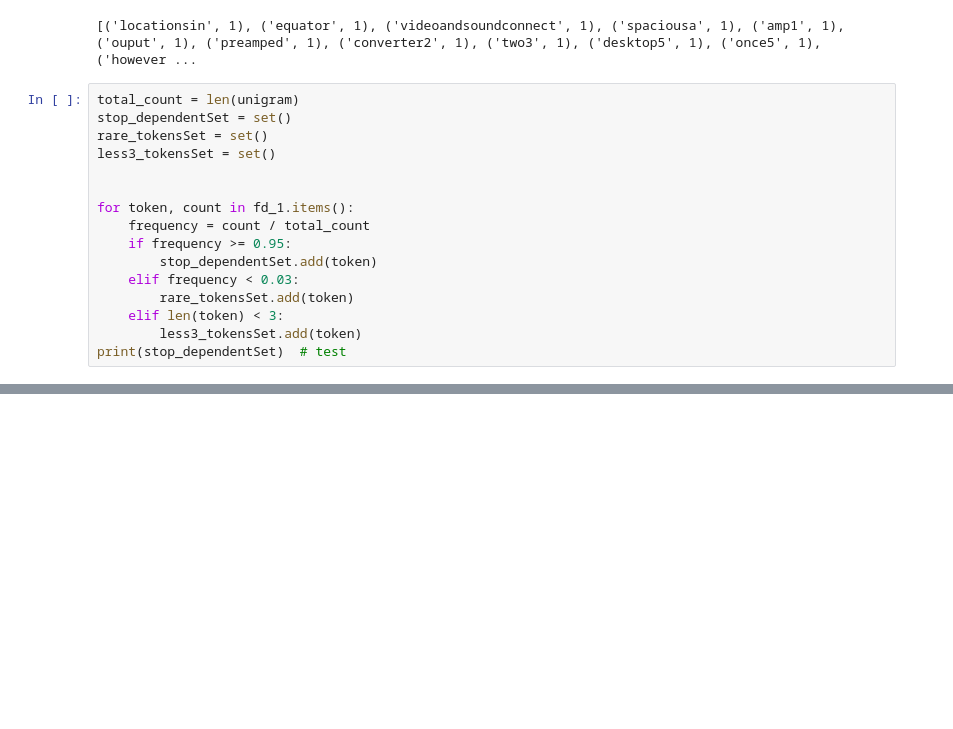
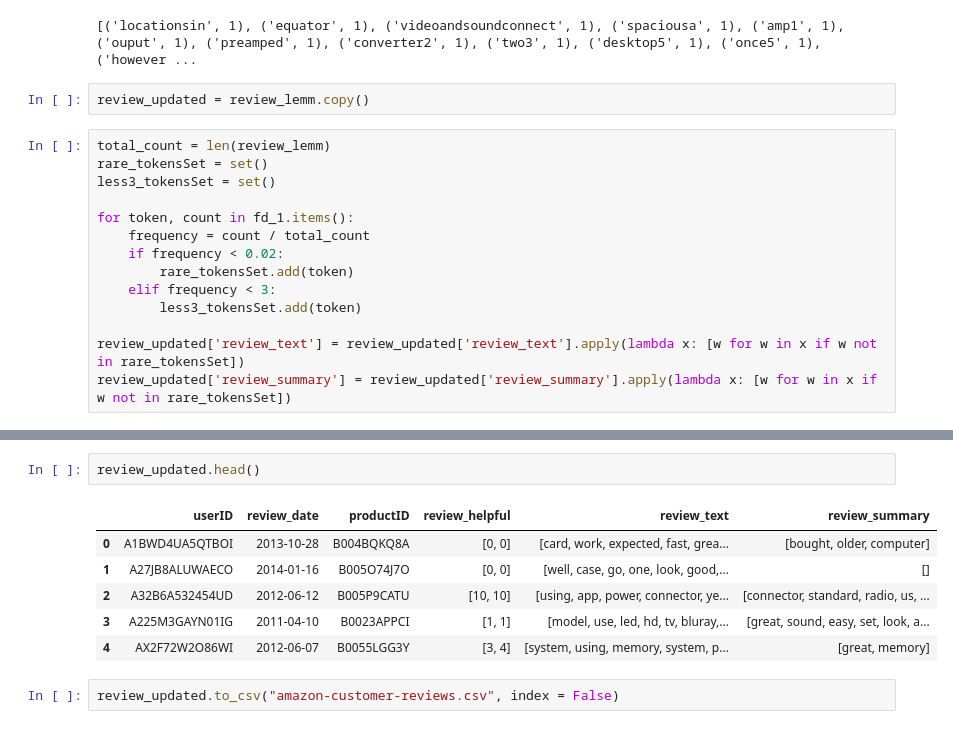
Before and after one commit to kevtr0801/ds_portfolio, a Jupyter notebook: data_wrangling/parsing_files.ipynb, the cells around one changed output, grey strips where cells are left out. Cells and saved outputs as stored; diff of their text form; blank space fills up the shorter version.

```diff
--- a/data_wrangling/parsing_files.ipynb
+++ b/data_wrangling/parsing_files.ipynb
@@ -349,19 +349,19 @@ least_common = fd_1.most_common()[-50:]
 print(least_common) # least common [5]
 # %% [output]
 [('locationsin', 1), ('equator', 1), ('videoandsoundconnect', 1), ('spaciousa', 1), ('amp1', 1), ('ouput', 1), ('preamped', 1), ('converter2', 1), ('two3', 1), ('desktop5', 1), ('once5', 1), ('however ...
+# %%
+review_updated = review_lemm.copy()
 # %%
-total_count = len(unigram)
-stop_dependentSet = set()
+total_count = len(review_lemm)
 rare_tokensSet = set()
 less3_tokensSet = set()
 
-
 for token, count in fd_1.items():
     frequency = count / total_count
-    if frequency >= 0.95:
-        stop_dependentSet.add(token)
-    elif frequency < 0.03:
+    if frequency < 0.02:
         rare_tokensSet.add(token)
-    elif len(token) < 3:
+    elif frequency < 3:
         less3_tokensSet.add(token)
-print(stop_dependentSet)  # test
+
+review_updated['review_text'] = review_updated['review_text'].apply(lambda x: [w for w in x if w not in rare_tokensSet])
+review_updated['review_summary'] = review_updated['review_summary'].apply(lambda x: [w for w in x if w not in rare_tokensSet])
@@ -433,0 +377,11 @@ review_df[review_df['productID'] == 'B007WTAJTO']
+# %%
+review_updated.head()
+# %% [output]
+|  | userID | review_date | productID | review_helpful | review_text | review_summary |
+| 0 | A1BWD4UA5QTBOI | 2013-10-28 | B004BQKQ8A | [0, 0] | [card, work, expected, fast, grea... | [bought, older, computer] |
+| 1 | A27JB8ALUWAECO | 2014-01-16 | B005O74J7O | [0, 0] | [well, case, go, one, look, good,... | [] |
+| 2 | A32B6A532454UD | 2012-06-12 | B005P9CATU | [10, 10] | [using, app, power, connector, ye... | [connector, standard, radio, us, ... |
+| 3 | A225M3GAYN01IG | 2011-04-10 | B0023APPCI | [1, 1] | [model, use, led, hd, tv, bluray,... | [great, sound, easy, set, look, a... |
+| 4 | AX2F72W2O86WI | 2012-06-07 | B0055LGG3Y | [3, 4] | [system, using, memory, system, p... | [great, memory] |
+# %%
+review_updated.to_csv("amazon-customer-reviews.csv", index = False)
```
Also changed, not shown: parts of 8 cells of this notebook, 1 other file.
